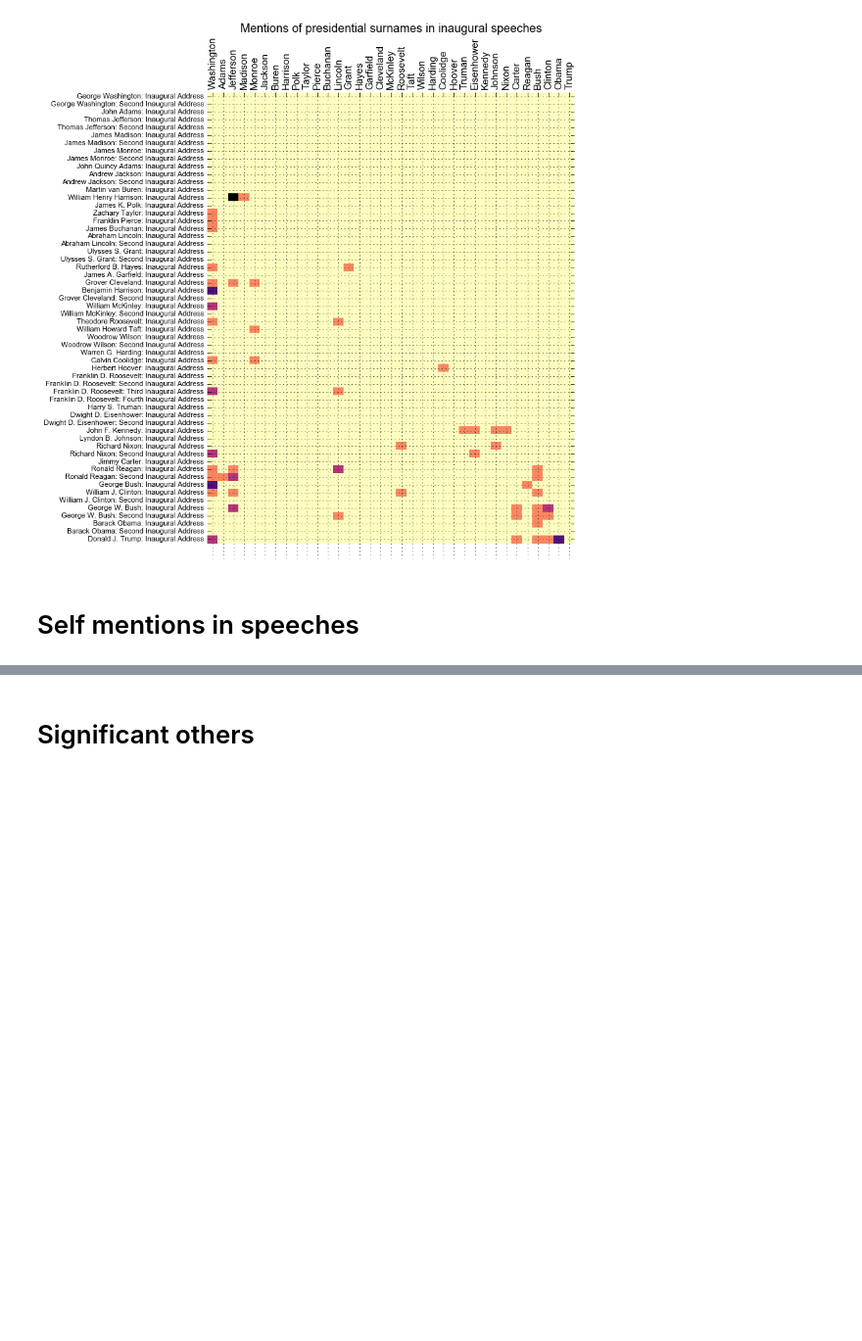
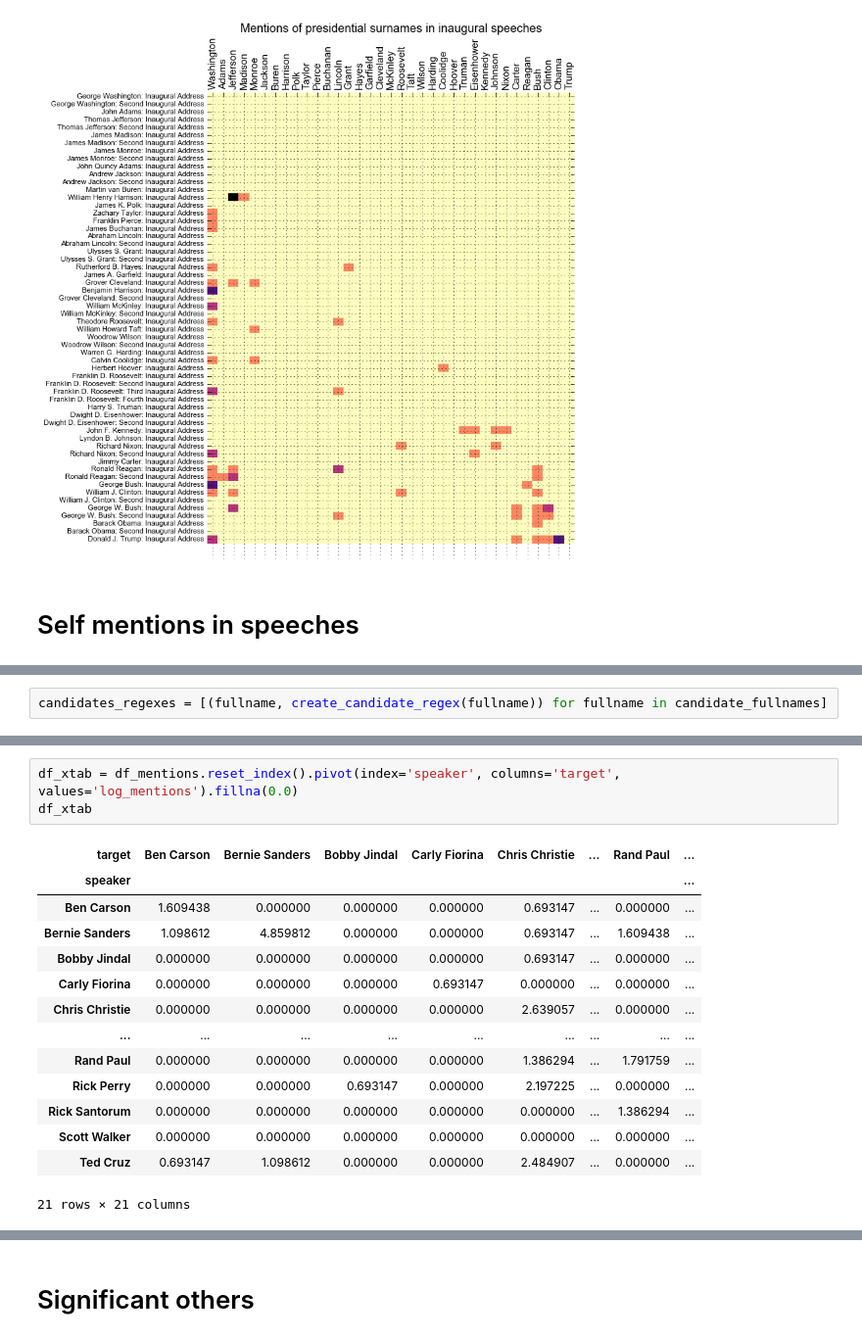
Before and after one commit to chbrown/presidents, a Jupyter notebook: notebooks/Words-with-Trump.ipynb, the cells around one changed output, grey strips where cells are left out. Shown at 98% size. Drawn from its saved outputs; the diff is of its cells as text; blank space fills up the shorter version.

```diff
--- a/notebooks/Words-with-Trump.ipynb
+++ b/notebooks/Words-with-Trump.ipynb
@@ -348,0 +480,2 @@ plt.tight_layout()
+# %%
+candidates_regexes = [(fullname, create_candidate_regex(fullname)) for fullname in candidate_fullnames]
@@ -348,0 +513,18 @@ plt.tight_layout()
+# %%
+df_xtab = df_mentions.reset_index().pivot(index='speaker', columns='target', values='log_mentions').fillna(0.0)
+df_xtab
+# %% [output]
+| target | Ben Carson | Bernie Sanders | Bobby Jindal | Carly Fiorina | Chris Christie | ... | Rand Paul | ... |
+| speaker |  |  |  |  |  |  |  | ... |
+| Ben Carson | 1.609438 | 0.000000 | 0.000000 | 0.000000 | 0.693147 | ... | 0.000000 | ... |
+| Bernie Sanders | 1.098612 | 4.859812 | 0.000000 | 0.000000 | 0.693147 | ... | 1.609438 | ... |
+| Bobby Jindal | 0.000000 | 0.000000 | 0.000000 | 0.000000 | 0.693147 | ... | 0.000000 | ... |
+| Carly Fiorina | 0.000000 | 0.000000 | 0.000000 | 0.693147 | 0.000000 | ... | 0.000000 | ... |
+| Chris Christie | 0.000000 | 0.000000 | 0.000000 | 0.000000 | 2.639057 | ... | 0.000000 | ... |
+| ... | ... | ... | ... | ... | ... | ... | ... | ... |
+| Rand Paul | 0.000000 | 0.000000 | 0.000000 | 0.000000 | 1.386294 | ... | 1.791759 | ... |
+| Rick Perry | 0.000000 | 0.000000 | 0.693147 | 0.000000 | 2.197225 | ... | 0.000000 | ... |
+| Rick Santorum | 0.000000 | 0.000000 | 0.000000 | 0.000000 | 0.000000 | ... | 1.386294 | ... |
+| Scott Walker | 0.000000 | 0.000000 | 0.000000 | 0.000000 | 0.000000 | ... | 0.000000 | ... |
+| Ted Cruz | 0.693147 | 1.098612 | 0.000000 | 0.000000 | 2.484907 | ... | 0.000000 | ... |
+21 rows × 21 columns
```
Also changed, not shown: parts of 41 cells of this notebook.
